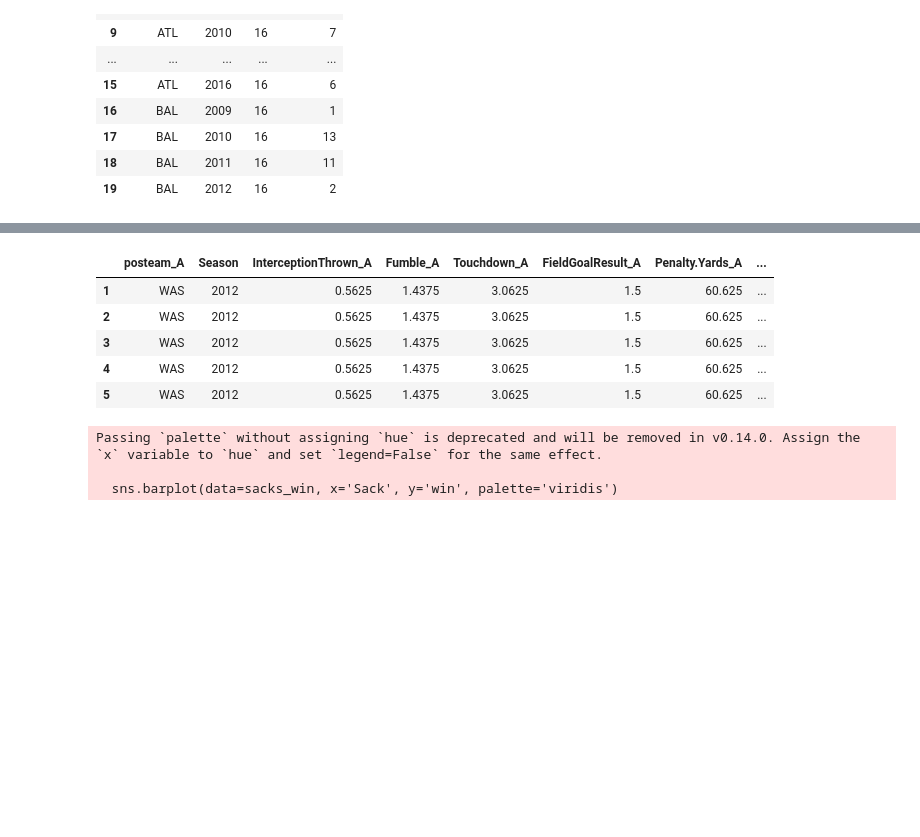
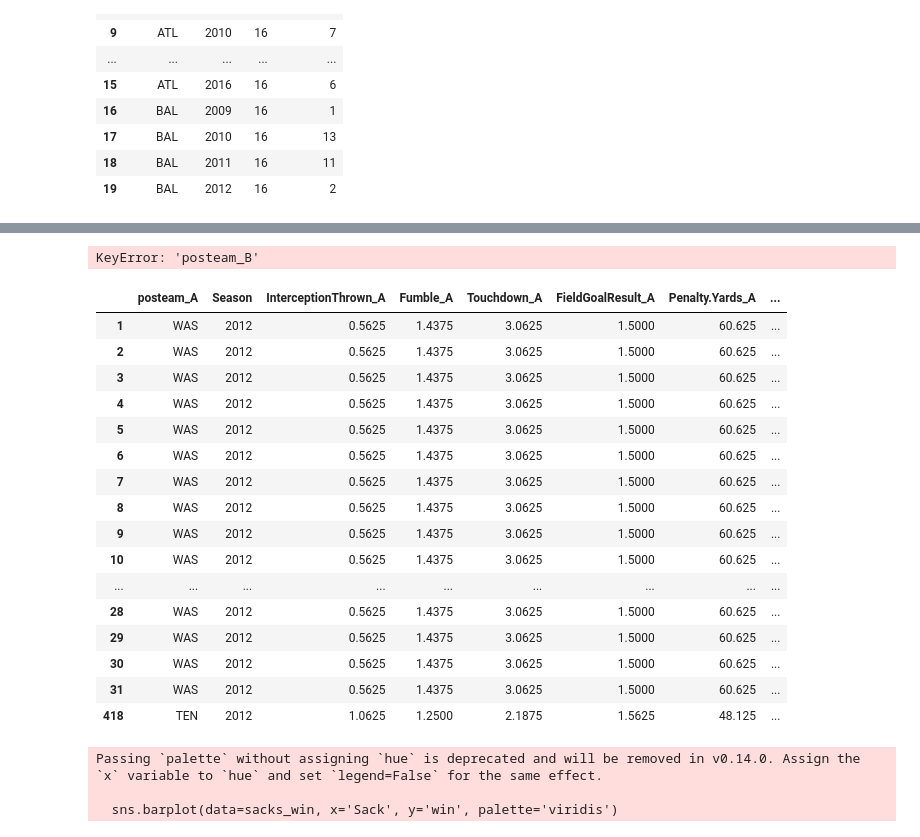
Before and after one commit to tinge5/finalProjectML, a Jupyter notebook: notebooks/DataVisualization.ipynb, the cells around one changed output, grey strips where cells are left out. Cells and saved outputs as stored; diff of their text form; code cells hidden in the pictures; blank space fills up the shorter version.

```diff
--- a/notebooks/DataVisualization.ipynb
+++ b/notebooks/DataVisualization.ipynb
@@ -109,3 +112,7 @@ season_games.head(20)
 | 17 | BAL | 2010 | 16 | 13 |
 | 18 | BAL | 2011 | 16 | 11 |
 | 19 | BAL | 2012 | 16 | 2 |
+# %%
+games_df.head()
+games = games_df[['GameID', 'posteam','win', 'Season']]
+games.head()
@@ -111,0 +126,12 @@ season_games.head(20)
+# %%
+teamA = games.groupby("GameID").nth(0).reset_index()
+teamB = games.groupby("GameID").nth(1).reset_index()
+
+
+matchups = teamA.merge(
+    teamB,
+    on="GameID",
+    suffixes=('_A', '_B')
+)
+matchups2009 = matchups[matchups['Season_A'] == 2009]
+matchups2009.head(50)
@@ -112,7 +174,9 @@ season_games.head(20)
 # %%
 games_averages = games_df.groupby(['posteam', 'Season'], as_index=False).mean()
 games_averages = games_averages.drop(columns=['GameID'])
-games_averages = games_averages.sort_values(by=['posteam', 'win'], ascending=False)
+games_averages = games_averages.sort_values(by=['win'], ascending=False)
 games_averages.head(20)
+games_averages2009 = games_averages[games_averages['Season'] == 2009]
+games_averages2009.head(20)
 # %% [output]
 |  | posteam | Season | InterceptionThrown | Fumble | Touchdown | FieldGoalResult | Penalty.Yards | ... |
@@ -135,15 +267,32 @@ games_averages.head(20)
+# %%
+matchups = matchups.merge(games_averages.add_suffix("_1"), left_on="posteam_A", right_on="posteam_B")
+matchups = matchups.merge(games_averages.add_suffix("_2"), left_on="posteam_B", right_on="posteam_B")
+# %% [output]
+KeyError: 'posteam_B'
 # %%
 matchups = games_averages.merge(
     games_averages,
     on='Season',
     suffixes=('_A', '_B')
 )
 matchups = matchups[matchups['posteam_A'] != matchups['posteam_B']]
-matchups.head(5)
+matchups2012 = matchups[matchups['Season'] == 2012]
+matchups2012.head(32)
 # %% [output]
 |  | posteam_A | Season | InterceptionThrown_A | Fumble_A | Touchdown_A | FieldGoalResult_A | Penalty.Yards_A | ... |
-| 1 | WAS | 2012 | 0.5625 | 1.4375 | 3.0625 | 1.5 | 60.625 | ... |
-| 2 | WAS | 2012 | 0.5625 | 1.4375 | 3.0625 | 1.5 | 60.625 | ... |
-| 3 | WAS | 2012 | 0.5625 | 1.4375 | 3.0625 | 1.5 | 60.625 | ... |
-| 4 | WAS | 2012 | 0.5625 | 1.4375 | 3.0625 | 1.5 | 60.625 | ... |
-| 5 | WAS | 2012 | 0.5625 | 1.4375 | 3.0625 | 1.5 | 60.625 | ... |
+| 1 | WAS | 2012 | 0.5625 | 1.4375 | 3.0625 | 1.5000 | 60.625 | ... |
+| 2 | WAS | 2012 | 0.5625 | 1.4375 | 3.0625 | 1.5000 | 60.625 | ... |
+| 3 | WAS | 2012 | 0.5625 | 1.4375 | 3.0625 | 1.5000 | 60.625 | ... |
+| 4 | WAS | 2012 | 0.5625 | 1.4375 | 3.0625 | 1.5000 | 60.625 | ... |
+| 5 | WAS | 2012 | 0.5625 | 1.4375 | 3.0625 | 1.5000 | 60.625 | ... |
+| 6 | WAS | 2012 | 0.5625 | 1.4375 | 3.0625 | 1.5000 | 60.625 | ... |
+| 7 | WAS | 2012 | 0.5625 | 1.4375 | 3.0625 | 1.5000 | 60.625 | ... |
+| 8 | WAS | 2012 | 0.5625 | 1.4375 | 3.0625 | 1.5000 | 60.625 | ... |
+| 9 | WAS | 2012 | 0.5625 | 1.4375 | 3.0625 | 1.5000 | 60.625 | ... |
+| 10 | WAS | 2012 | 0.5625 | 1.4375 | 3.0625 | 1.5000 | 60.625 | ... |
+| ... | ... | ... | ... | ... | ... | ... | ... | ... |
+| 28 | WAS | 2012 | 0.5625 | 1.4375 | 3.0625 | 1.5000 | 60.625 | ... |
+| 29 | WAS | 2012 | 0.5625 | 1.4375 | 3.0625 | 1.5000 | 60.625 | ... |
+| 30 | WAS | 2012 | 0.5625 | 1.4375 | 3.0625 | 1.5000 | 60.625 | ... |
+| 31 | WAS | 2012 | 0.5625 | 1.4375 | 3.0625 | 1.5000 | 60.625 | ... |
+| 418 | TEN | 2012 | 1.0625 | 1.2500 | 2.1875 | 1.5625 | 48.125 | ... |
```
Also changed, not shown: parts of 10 cells of this notebook.
